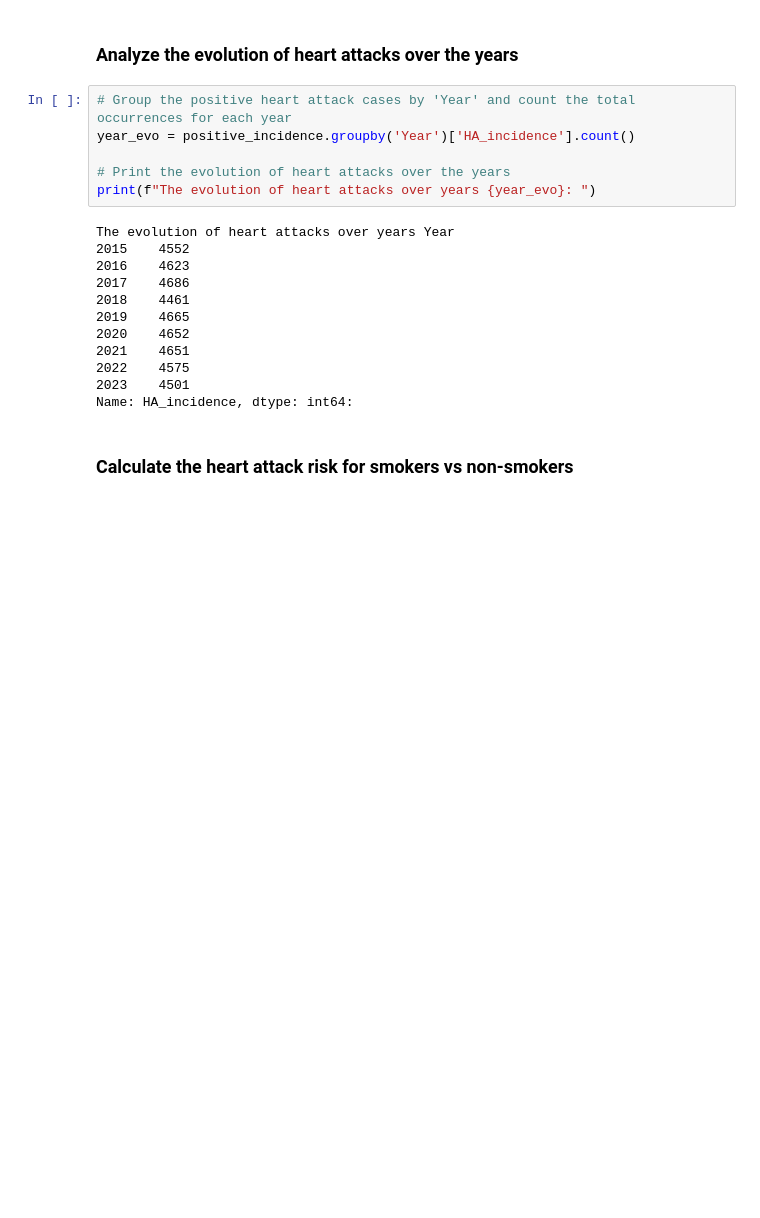
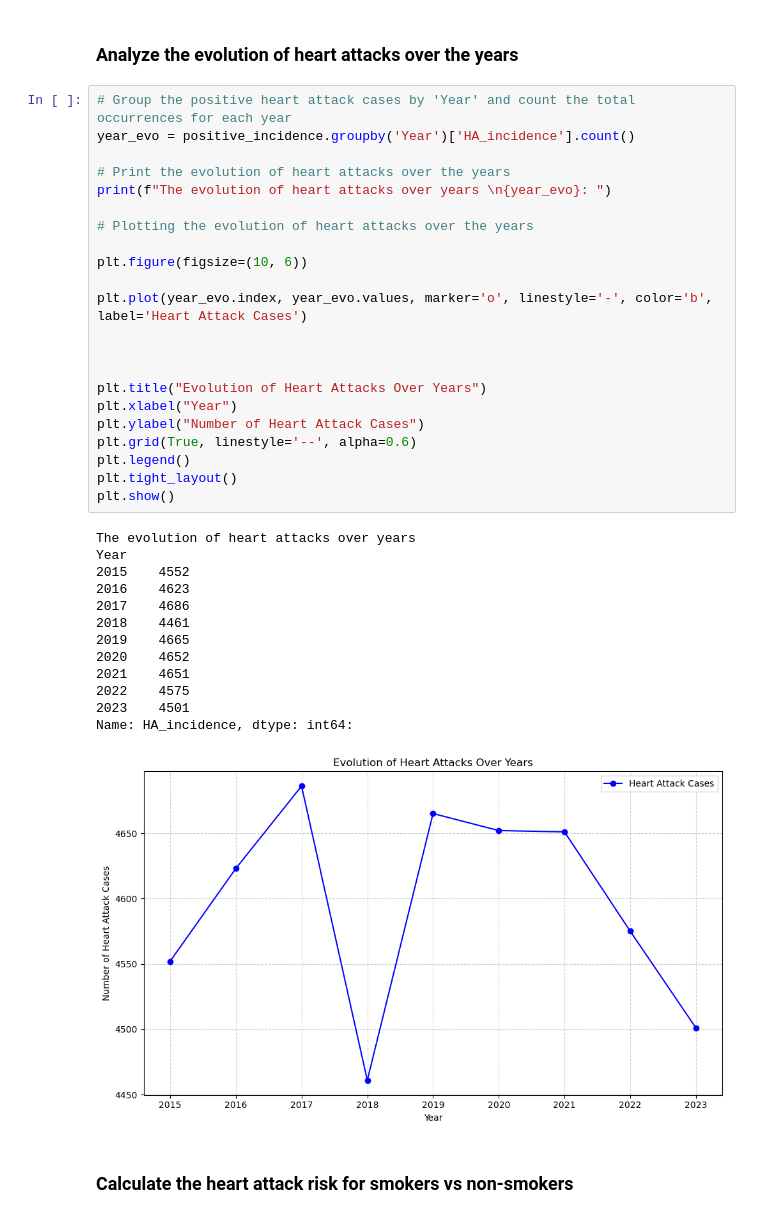
Before and after one commit to AxelCope/heart_attack_portfolio, a Jupyter notebook: heart_attack.ipynb, the cells around one changed output. Saved outputs shown, nothing was run; the diff lists cells and outputs as text; blank space fills up the shorter version.

Commit message:
Plot added and fixes

```diff
--- a/heart_attack.ipynb
+++ b/heart_attack.ipynb
@@ -181,21 +183,39 @@ Name: HA_incidence, dtype: float64
 # %%
 # Group the positive heart attack cases by 'Year' and count the total occurrences for each year
 year_evo = positive_incidence.groupby('Year')['HA_incidence'].count()
 
 # Print the evolution of heart attacks over the years
-print(f"The evolution of heart attacks over years {year_evo}: ")
+print(f"The evolution of heart attacks over years \n{year_evo}: ")
+
+# Plotting the evolution of heart attacks over the years
+
+plt.figure(figsize=(10, 6))
+
+plt.plot(year_evo.index, year_evo.values, marker='o', linestyle='-', color='b', label='Heart Attack Cases')
+
+
+
+plt.title("Evolution of Heart Attacks Over Years")
+plt.xlabel("Year")
+plt.ylabel("Number of Heart Attack Cases")
+plt.grid(True, linestyle='--', alpha=0.6)
+plt.legend()
+plt.tight_layout()
+plt.show()
 # %% [output]
-The evolution of heart attacks over years Year
+The evolution of heart attacks over years
+Year
 2015    4552
 2016    4623
 2017    4686
 2018    4461
 2019    4665
 2020    4652
 2021    4651
 2022    4575
 2023    4501
 Name: HA_incidence, dtype: int64:
+[figure, added]
 # %% [markdown]
 ### Calculate the heart attack risk for smokers vs non-smokers
 # %%
```
Also changed, not shown: parts of 10 cells of this notebook.
